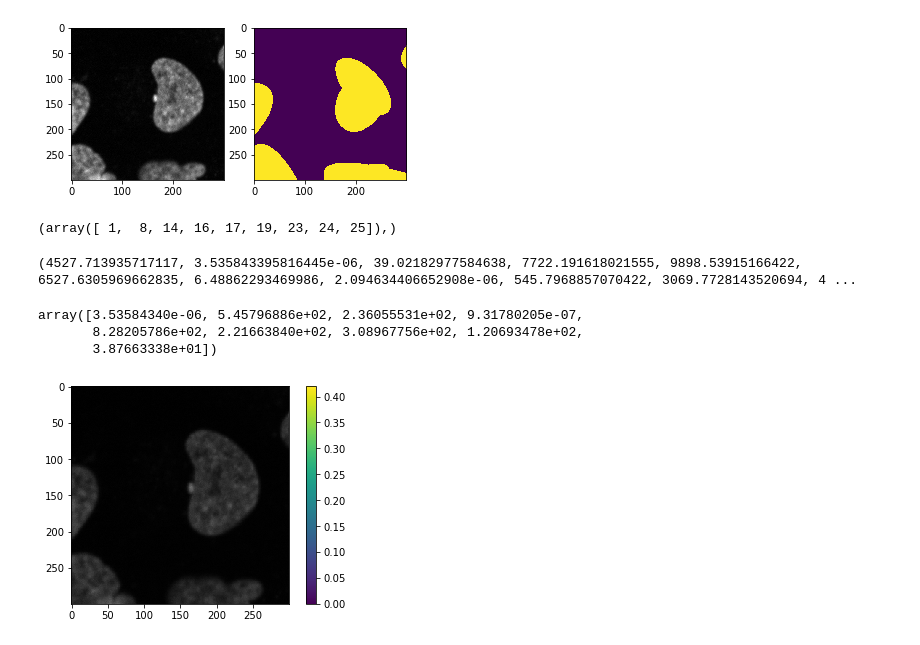
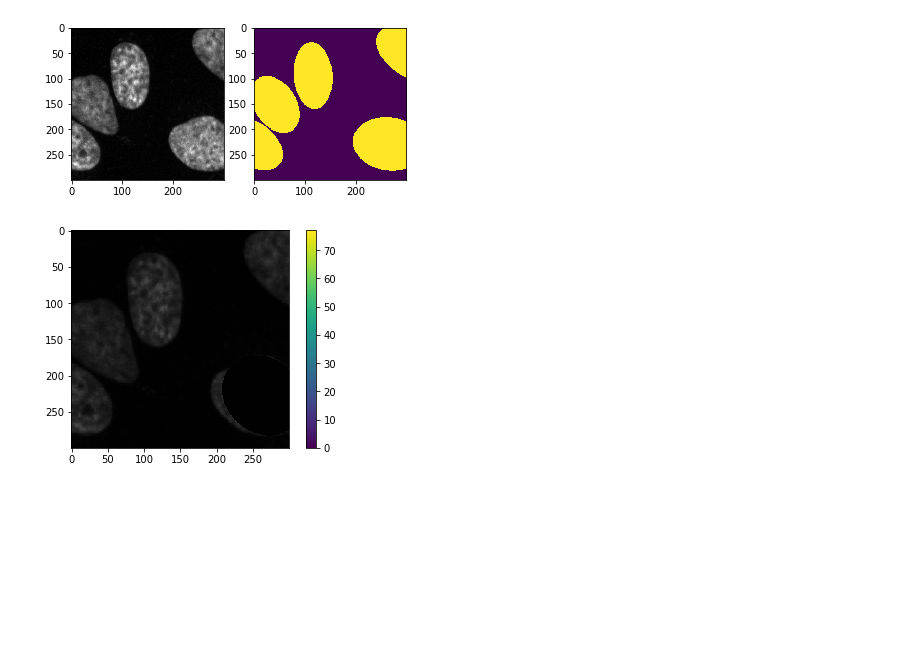
Before and after one commit to Jacob-Relle/MIP-Projekt, a Jupyter notebook: MultiNucleiTest.ipynb, the cells around one changed output. Saved outputs shown, nothing was run; the diff lists cells and outputs as text; code cells hidden in the pictures; blank space fills up the shorter version.

```diff
--- a/MultiNucleiTest.ipynb
+++ b/MultiNucleiTest.ipynb
@@ -13,10 +9,13 @@ import numpy as np
 # %%
-image = plt.imread('images/dna-images/gnf/dna-0.png')[200:500, 200:500 ,0]
+image = plt.imread('images/dna-images/gnf/dna-1.png')[:500,:500,0]
+image = img_as_ubyte(image)
 Omega,S = generate_fragments(image,16,0.01,20,2,100)
 
+
+gaus_img = gaussian_filter(image,16)
 fig = plt.figure()
 ax = fig.add_subplot(1, 2, 1)
-imgplot = plt.imshow(image,cmap='gray')
+imgplot = plt.imshow(gaus_img,cmap='gray')
 ax = fig.add_subplot(1, 2, 2)
 imgplot = plt.imshow(Omega,cmap='plasma')
 # %% [output]
@@ -25,6 +23,7 @@ imgplot = plt.imshow(Omega,cmap='plasma')
 # %%
 Z = list(S)
-ListOfCoords = create_images(image, Omega, Z)
+ListOfCoords = create_images(Omega, Z)
+#gaus_img = gaussian_filter(image,16)
 # %%
 theta, f = optimise_fragments(image, ListOfCoords)
 # %% [output]
@@ -44,4 +43,4 @@ imgplot = plt.imshow(image,cmap='gray')
 ax = fig.add_subplot(1, 2, 2)
 imgplot = plt.imshow(seg)
 # %% [output]
-[figure, old version]
+[figure, new version]
@@ -50,22 +47,8 @@ u = global_solution(f, np.median(f), Omega, list(S))
-# %%
-np.nonzero(u)
-# %% [output]
-(array([ 1,  8, 14, 16, 17, 19, 23, 24, 25]),)
-# %%
-print(f)
-# %% [output]
-(4527.713935717117, 3.535843395816445e-06, 39.02182977584638, 7722.191618021555, 9898.53915166422, 6527.6305969662835, 6.48862293469986, 2.094634406652908e-06, 545.7968857070422, 3069.7728143520694, 4 ...
-# %%
-np.array(f)[u == 1]
-# %% [output]
-array([3.53584340e-06, 5.45796886e+02, 2.36055531e+02, 9.31780205e-07,
-       8.28205786e+02, 2.21663840e+02, 3.08967756e+02, 1.20693478e+02,
-       3.87663338e+01])
 # %%
-theta, f = Solv(image,ListOfCoords[1])
-segmentation = segmented(image,theta,40)
+theta, f = Solv(image,ListOfCoords[3])
+segmentation = segmented(image,theta,50)
 plt.imshow(segmentation)
 plt.colorbar()
 plt.show()
 # %% [output]
-[figure, old version]
+[figure, new version]
```
Also changed, not shown: parts of 5 cells of this notebook, 3 other files.
